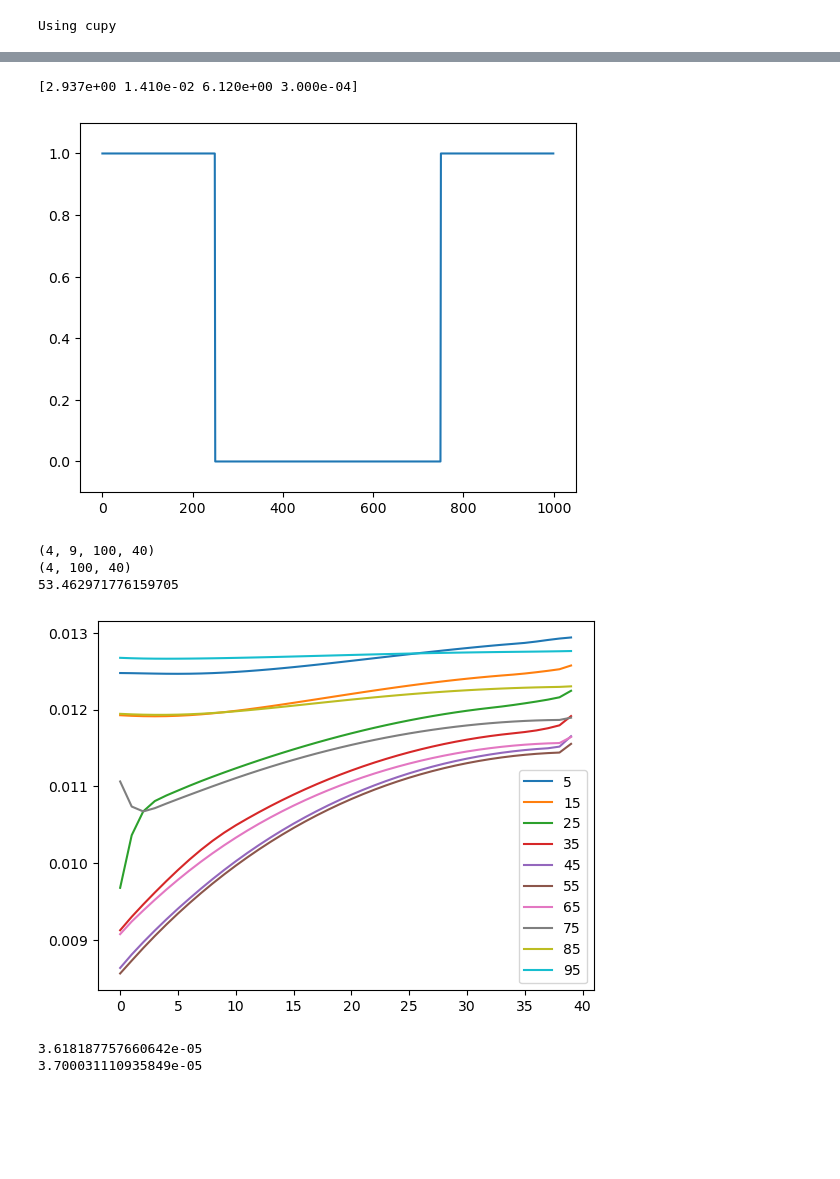
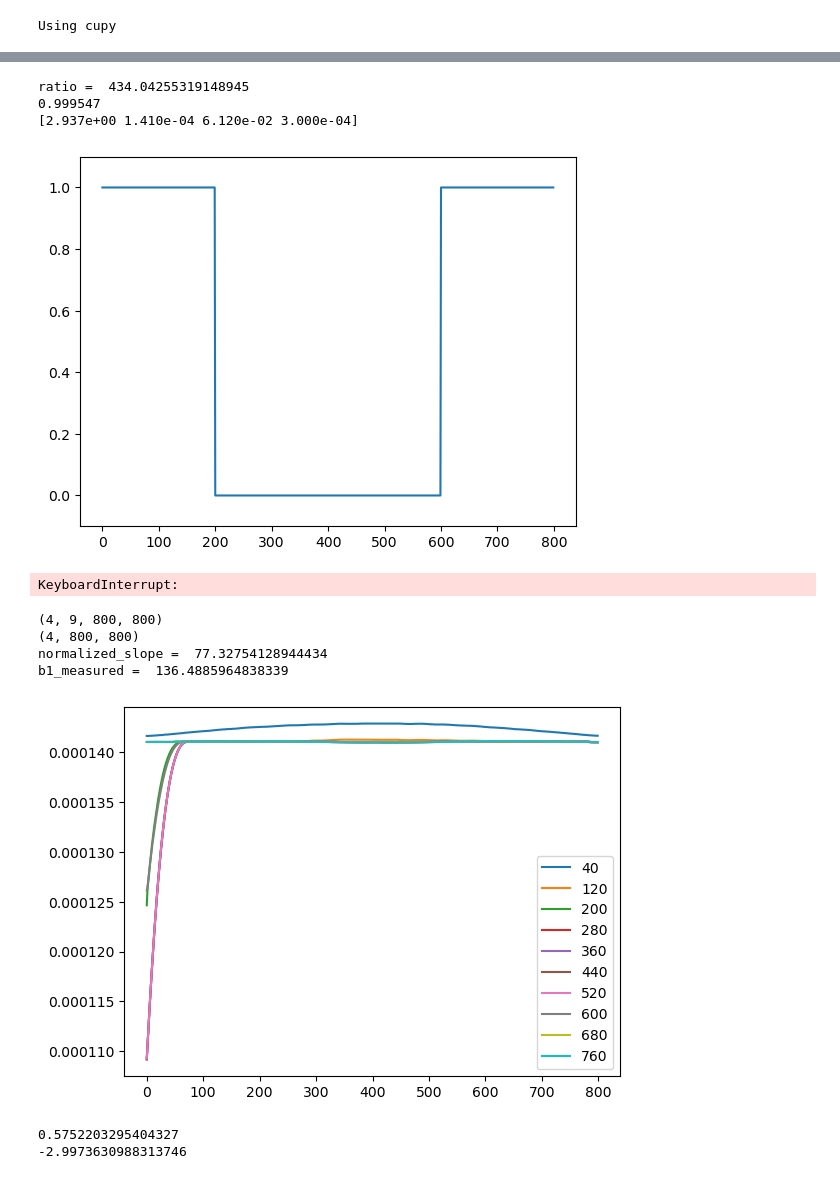
Before and after one commit to yuchenyan0107/LBM_Diffusion, a Jupyter notebook: 2D_LBM_MS/thick_absorption_4_species.ipynb, the cells around one changed output, grey strips where cells are left out. Drawn from its saved outputs; the diff is of its cells as text; code cells hidden in the pictures; blank space fills up the shorter version.

```diff
--- a/2D_LBM_MS/thick_absorption_4_species.ipynb
+++ b/2D_LBM_MS/thick_absorption_4_species.ipynb
@@ -43,13 +39,17 @@ D_s =  [0.31923557 0.22714009 0.23227799 0.23942668]
 # %%
-vx = 0.003
+vx = 0.002
 v_top = xp.array([vx, 0])
-c_top = xp.array([0.979, 0.0047, 2.04, 1e-4])
+c_top = xp.array([0.979, 0.000047, 0.0204, 1e-4])
+print("ratio = ", c_top[2]/c_top[1])
+print(np.sum(c_top))
 absorption_ratio = xp.array([0,1,1,-3])
 print(3*c_top)
 # %% [output]
-[2.937e+00 1.410e-02 6.120e+00 3.000e-04]
+ratio =  434.04255319148945
+0.999547
+[2.937e+00 1.410e-04 6.120e-02 3.000e-04]
 # %%
-absorption_coefficient = 30
+absorption_coefficient = 100
 
 non_absorb_mask = xp.zeros(nx)
 #non_absorb_mask[:nx//2] = True
@@ -60,7 +60,7 @@ plt.ylim([-0.1, 1.1])
 
 comp2_bc = xp.array([absorption_coefficient, 1, 0])
 # %% [output]
-[figure, old version]
+[figure, new version]
 # %%
 lbm_config = lbm_parameters(
     nx=nx,
@@ -78,16 +78,23 @@ lbm_config = lbm_parameters(
     absorption_ratio = xp.array(absorption_ratio),
 )
 # %%
+
 vx_ini = vx
 total_pressure = 1
 partial_pressure = c_top
 
 y_coord = xp.arange(ny)
+
+# initialize linear profile
 velocity_profile = vx_ini * y_coord/ny
 
+# quadratic profile:
+eta = y_coord/(ny-1)
+velocity_profile = 4.0 * vx_ini * eta * (1.0 - eta)
+
 ux_s = xp.ones((n_species, nx, ny), dtype=xp.float32) * velocity_profile[None, None, :]
+
 uy_s = xp.zeros((n_species, nx, ny), dtype=xp.float32)
-
 rho_s = xp.zeros((n_species, nx,ny))
 for s in range(n_species):
     rho_s[s,:,:] = 3* partial_pressure[s] * xp.ones((nx,ny))
@@ -97,6 +104,8 @@ feq = equilibrium(f, rho_s, lbm_config, ux_s, uy_s)
 f = feq
 
 f_cross_ini = feq[:, :, nx//2, :]
+
+f_end = None
 # %%
 def main(f, lbm_config):
     velocity_field = []
@@ -108,13 +117,13 @@ def main(f, lbm_config):
             ux_s = to_numpy(ux_s).astype(np.float32)
             uy_s = to_numpy(uy_s).astype(np.float32)
             velocity_field.append((ux_s, uy_s))
-            #plot_vector(to_numpy(ux_s[0]), to_numpy(uy_s[0]), step, zoom = 1/vx/15, skip = nx//30, save = True)
+            plot_vector(to_numpy(ux_s[0]), to_numpy(uy_s[0]), step, zoom = 1/vx/5, skip = nx//40, save = True)
             save_concentration_frames(f, step, lbm_config)
             #plt.plot(to_numpy(rho_s[1, :, 0]))
             #plt.show()
 
 
-        f, clipped = bgk_step(f, lbm_config, top_moving_left_intake_bottom_absorb_4_species)
+        f, clipped = bgk_step(f, lbm_config, tube_flow_bottom_absorb)
 
         clip_history.append(clipped)
         if step % profile_interval == 0:
@@ -125,4 +134,11 @@ def main(f, lbm_config):
 
     return np.array(velocity_field), np.array(clip_history), to_numpy(xp.array(f_cross)), to_numpy(f)
 # %%
+try:
+    f = xp.array(f_end)
+except:
+    print("no previous result")
 velocity_field,clip_history, f_cross, f_end = main(f, lbm_config)
+np.save("f_simulation", f_end)
+# %% [output]
+KeyboardInterrupt:
@@ -129,27 +147,35 @@ velocity_field,clip_history, f_cross, f_end = main(f, lbm_config)
 # %%
 print(f_end.shape)
 rho_s = xp.sum(f_end, axis = 1, dtype = DTYPE)
 print(rho_s.shape)
 for i in range(10):
     plt.plot(rho_s[1, i*(nx//10)+nx//20, :], label = f'{i*(nx//10)+nx//20}')
 plt.legend()
 
-slope = (rho_s[1, nx//2, 5]-rho_s[1, nx//2, 0])/5
+L_grid = 0.038 / (nx/2)
+
+slope_length = 5
+normalized_slope = (rho_s[1, nx//2, slope_length]-rho_s[1, nx//2, 0])/slope_length/(3*c_top[1])/L_grid
+print("normalized_slope = ", normalized_slope)
 b1_measured = rho_s[1, 50, 0]/slope
-print(b1_measured)
+print("b1_measured = ", b1_measured)
 # %% [output]
-(4, 9, 100, 40)
-(4, 100, 40)
-53.462971776159705
+(4, 9, 800, 800)
+(4, 800, 800)
+normalized_slope =  77.32754128944434
+b1_measured =  136.4885964838339
-[figure, old version]
+[figure, new version]
 # %%
 slope2 = (rho_s[1, nx//2, 5]-rho_s[1, nx//2, 0])/5
 flux2 = slope2 * D_s[1]
-print(flux2)
+#print(flux2)
 slope3 = (rho_s[2, nx//2, 5]-rho_s[2, nx//2, 0])/5
-flux3 = slope2 * D_s[2]
-print(flux3)
+flux3 = slope3 * D_s[2]
+print(flux3/flux2)
+slope4 = (rho_s[3, nx//2, 5]-rho_s[3, nx//2, 0])/5
+flux4 = slope4 * D_s[3]
+print(flux4/flux2)
 # %% [output]
-3.618187757660642e-05
-3.700031110935849e-05
+0.5752203295404327
+-2.9973630988313746
 # %%
```
Also changed, not shown: parts of 10 cells of this notebook, 7 other files.
